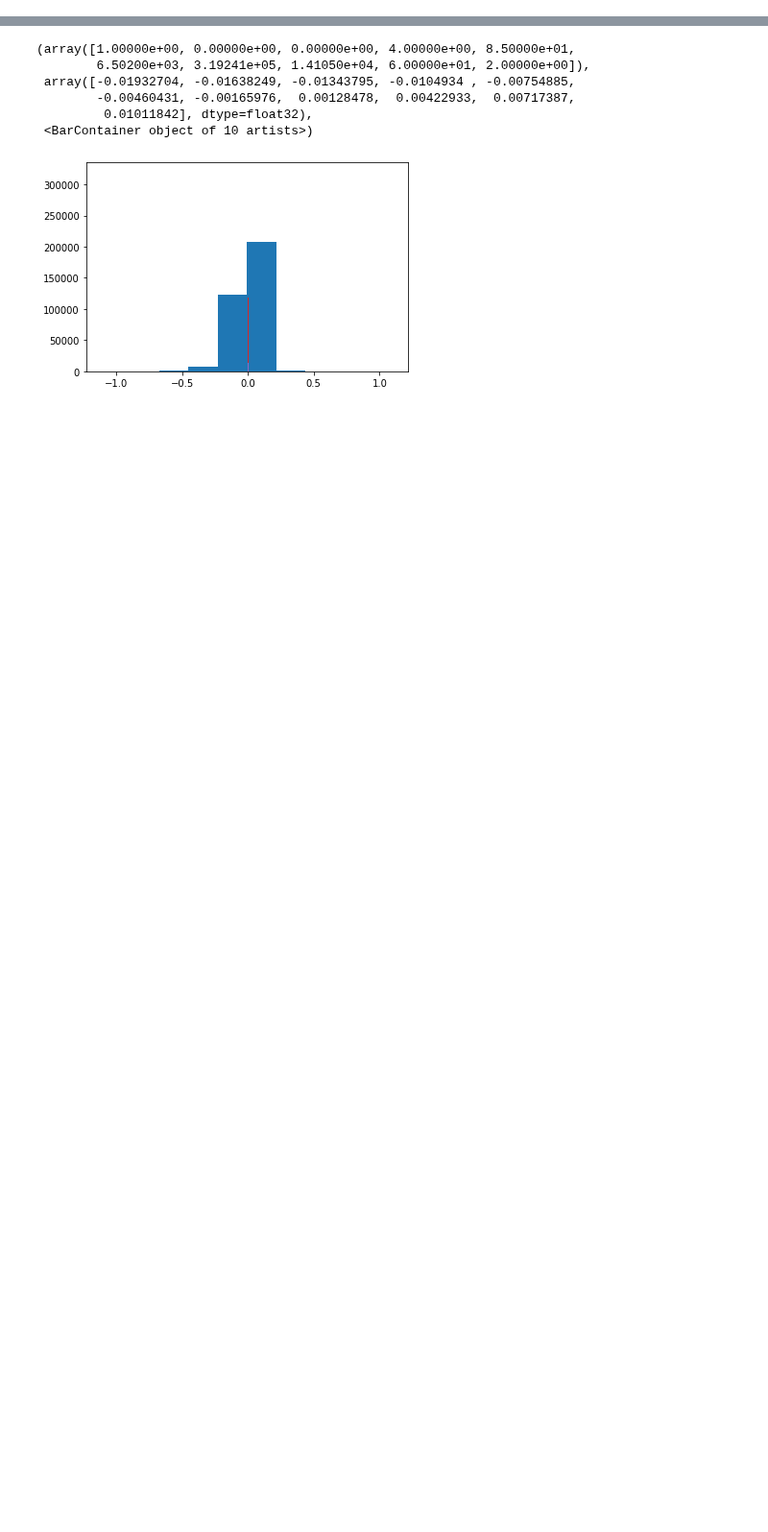
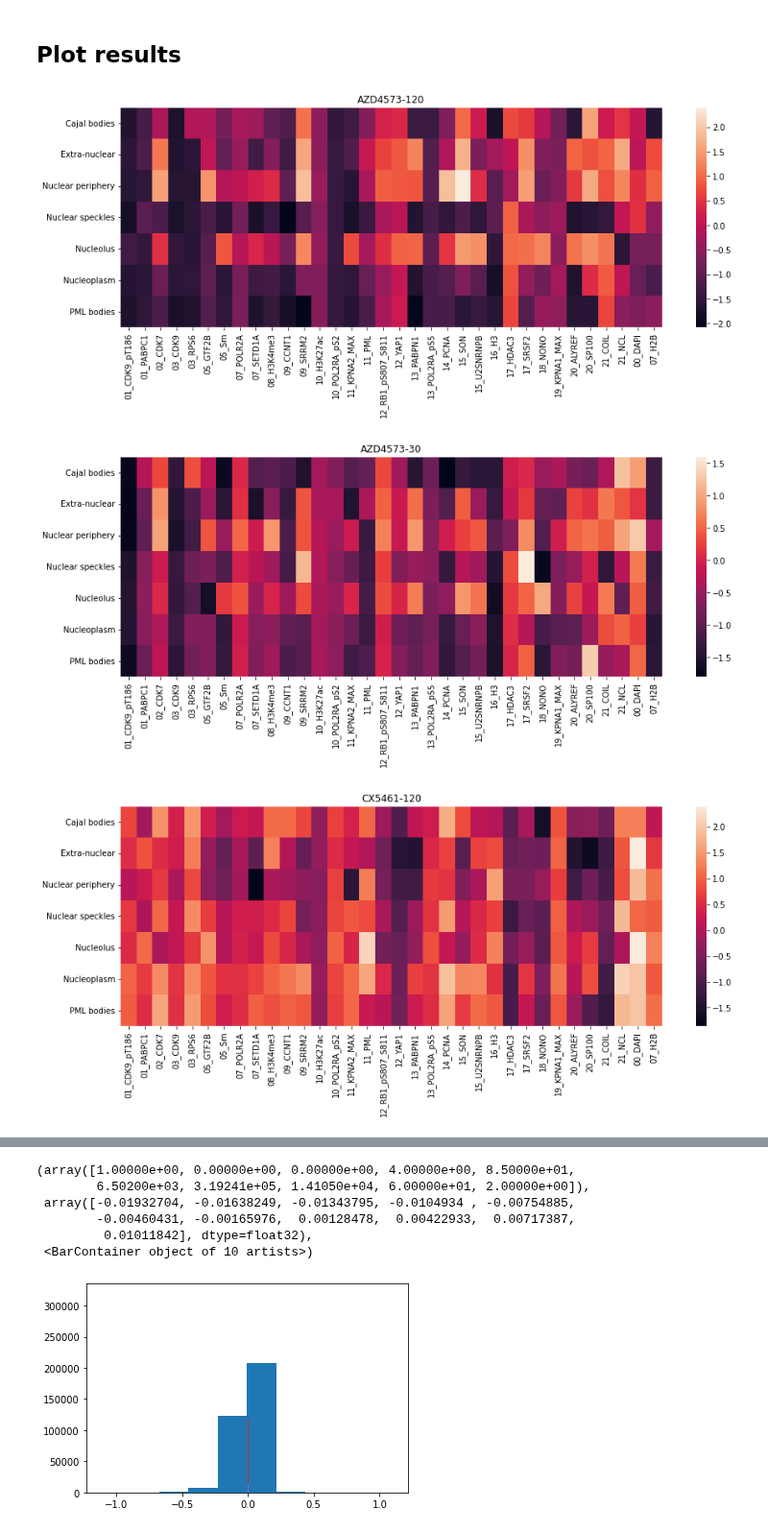
Before and after one commit to theislab/campa_ana, a Jupyter notebook: figure_notebooks/fig1_suppl_saliency.ipynb, the cells around one changed output, grey strips where cells are left out. Shown at 96% size. Saved outputs shown, nothing was run; the diff lists cells and outputs as text; code cells hidden in the pictures; blank space fills up the shorter version.

```diff
--- a/figure_notebooks/fig1_suppl_saliency.ipynb
+++ b/figure_notebooks/fig1_suppl_saliency.ipynb
@@ -79,0 +83,41 @@ annotation = np.array(annotation)
+# %%
+# calculate gradients for all samples
+grads = []
+for i in range(len(mpp_data.mpp)):
+    mpp = tf.convert_to_tensor(mpp_data.mpp[i])
+    cond = tf.expand_dims(tf.convert_to_tensor(mpp_data.conditions[i]), axis=0)
+    grads.append(integrated_gradients(pred, mpp, cond).numpy())
+grads = np.array(grads)
+annotation = np.array(mpp_data._data['annotation'])
+# %% [markdown]
+## Plot results
+# %%
+# IG per perturbation
+
+perturbations = ['AZD4573-120', 'AZD4573-30', 'CX5461-120', 'DMSO-120', 'DMSO-720',
+       'Meayamycin-720', 'TSA-30', 'Triptolide-120', 'normal']
+clusters = np.unique(annotation)
+channels = list(mpp_data.channels.name)
+
+mean_ig = np.zeros((len(perturbations), len(clusters), len(channels)))
+# calculate mean ig for each pert,cl,ch
+for k,pert in enumerate(perturbations):
+    obj_mask = mpp_data.metadata['perturbation_duration'] == pert
+    mpp_mask = mpp_data._get_per_mpp_value(obj_mask)
+    for i,cl in enumerate(clusters):
+       mask = annotation == cl
+       for j, ch in enumerate(channels):
+              mean_ig[k,i,j] = np.abs(grads[mask & mpp_mask][:,:,:,j]).mean()
+# calculate z-scored mean_ig
+mean_ig = (mean_ig - mean_ig.mean(axis=0, keepdims=True)) / mean_ig.std(axis=0, keepdims=True)
+
+# plot mean_ig per perturbation
+for k,pert in enumerate(perturbations):
+    fig, ax = plt.subplots(1,1, figsize=(15,5))
+    ax.set_title(pert)
+    #sns.clustermap(mean_ig[k], cmap="vlag", figsize=[14,9], method='ward', yticklabels=clusters, xticklabels=channels)
+    sns.heatmap(mean_ig[k], yticklabels=clusters, xticklabels=channels, ax=ax)
+# %% [output]
+[figure, added]
+[figure, added]
+[figure, added]
```
Also changed, not shown: parts of 27 cells of this notebook, 1 other file.
